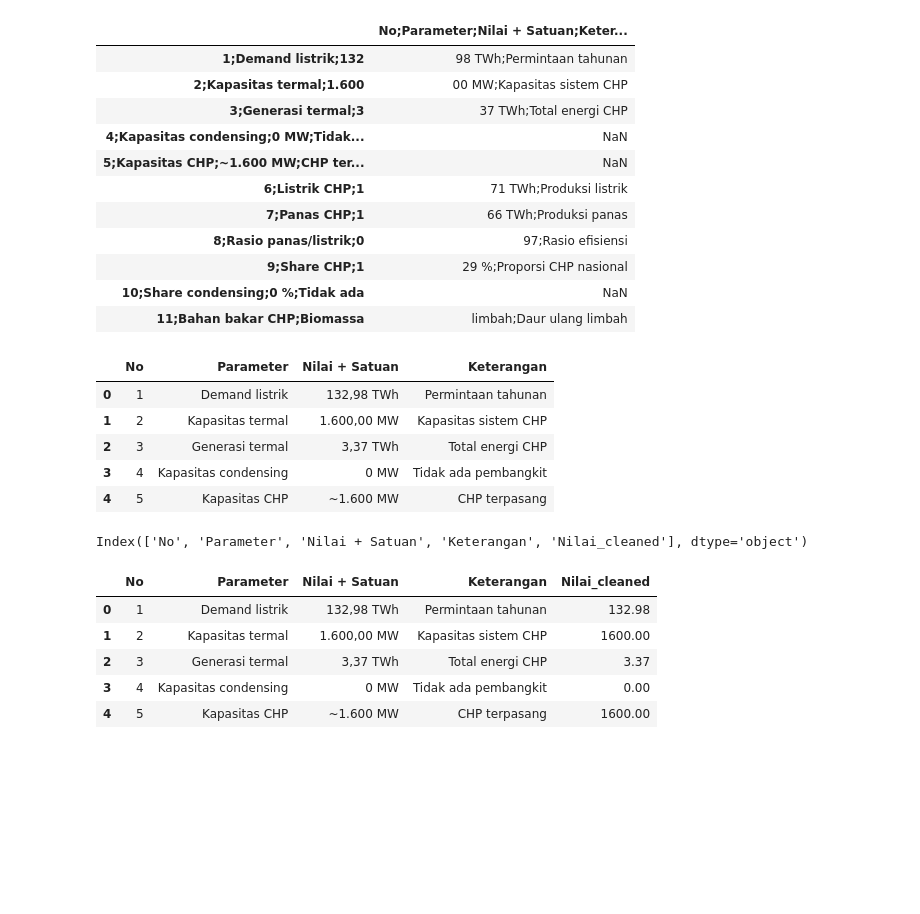
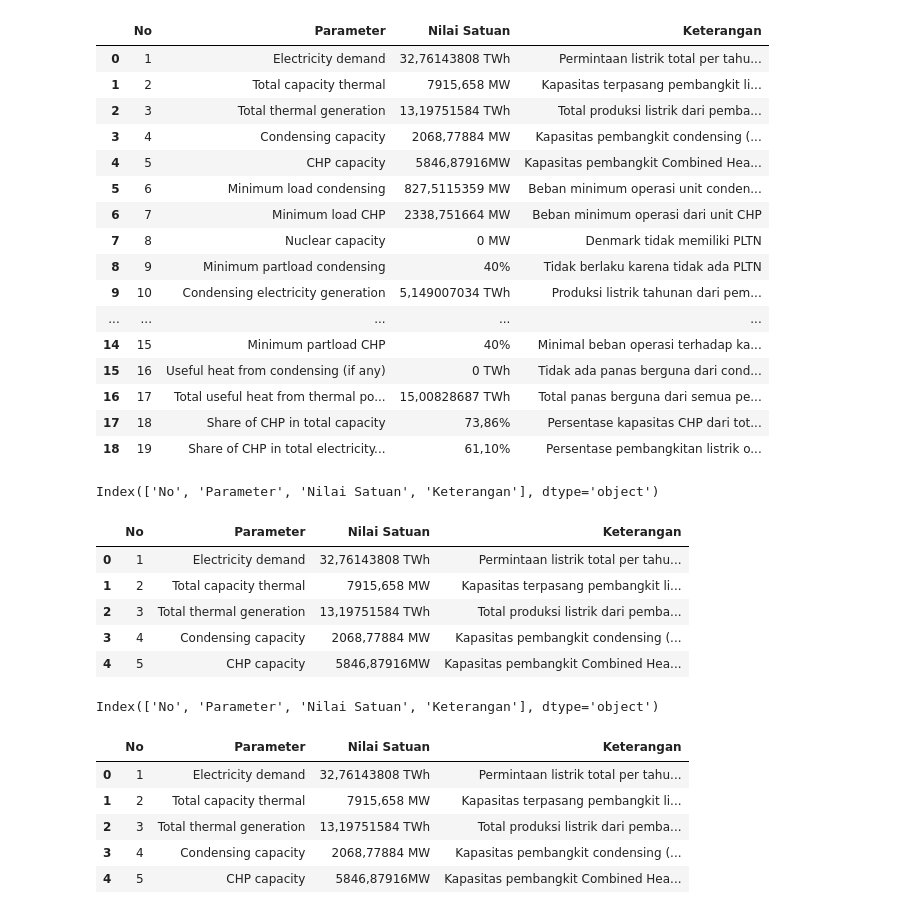
Before and after one commit to iqbal112211/project, a Jupyter notebook: SIMULASI DI VS CODE.ipynb, the cells around one changed output. Cells and saved outputs as stored; diff of their text form; code cells hidden in the pictures; blank space fills up the shorter version.

```diff
--- a/SIMULASI DI VS CODE.ipynb
+++ b/SIMULASI DI VS CODE.ipynb
@@ -36,42 +48,50 @@ import matplotlib.pyplot as plt
 # %%
 %matplotlib inline
 # %%
-pd.read_csv('D:\LKTI\Folder Baru\Data_Sistem_Norwegia.csv')
+pd.read_csv('D:\LKTI\Folder Baru\Data Denmark.csv', sep = ';')
 # %% [output]
-|  | No;Parameter;Nilai + Satuan;Keter... |
-| 1;Demand listrik;132 | 98 TWh;Permintaan tahunan |
-| 2;Kapasitas termal;1.600 | 00 MW;Kapasitas sistem CHP |
-| 3;Generasi termal;3 | 37 TWh;Total energi CHP |
-| 4;Kapasitas condensing;0 MW;Tidak... | NaN |
-| 5;Kapasitas CHP;~1.600 MW;CHP ter... | NaN |
-| 6;Listrik CHP;1 | 71 TWh;Produksi listrik |
-| 7;Panas CHP;1 | 66 TWh;Produksi panas |
-| 8;Rasio panas/listrik;0 | 97;Rasio efisiensi |
-| 9;Share CHP;1 | 29 %;Proporsi CHP nasional |
-| 10;Share condensing;0 %;Tidak ada | NaN |
-| 11;Bahan bakar CHP;Biomassa | limbah;Daur ulang limbah |
+|  | No | Parameter | Nilai Satuan | Keterangan |
+| 0 | 1 | Electricity demand | 32,76143808 TWh | Permintaan listrik total per tahu... |
+| 1 | 2 | Total capacity thermal | 7915,658 MW | Kapasitas terpasang pembangkit li... |
+| 2 | 3 | Total thermal generation | 13,19751584 TWh | Total produksi listrik dari pemba... |
+| 3 | 4 | Condensing capacity | 2068,77884 MW | Kapasitas pembangkit condensing (... |
+| 4 | 5 | CHP capacity | 5846,87916MW | Kapasitas pembangkit Combined Hea... |
+| 5 | 6 | Minimum load condensing | 827,5115359 MW | Beban minimum operasi unit conden... |
+| 6 | 7 | Minimum load CHP | 2338,751664 MW | Beban minimum operasi dari unit CHP |
+| 7 | 8 | Nuclear capacity | 0 MW | Denmark tidak memiliki PLTN |
+| 8 | 9 | Minimum partload condensing | 40% | Tidak berlaku karena tidak ada PLTN |
+| 9 | 10 | Condensing electricity generation | 5,149007034 TWh | Produksi listrik tahunan dari pem... |
+| ... | ... | ... | ... | ... |
+| 14 | 15 | Minimum partload CHP | 40% | Minimal beban operasi terhadap ka... |
+| 15 | 16 | Useful heat from condensing (if any) | 0 TWh | Tidak ada panas berguna dari cond... |
+| 16 | 17 | Total useful heat from thermal po... | 15,00828687 TWh | Total panas berguna dari semua pe... |
+| 17 | 18 | Share of CHP in total capacity | 73,86% | Persentase kapasitas CHP dari tot... |
+| 18 | 19 | Share of CHP in total electricity... | 61,10% | Persentase pembangkitan listrik o... |
-# %%
-import pandas as pd
-df = pd.read_csv('D:\LKTI\Folder Baru\Data_Sistem_Norwegia.csv', sep=';')
-df.head()
-# %% [output]
-|  | No | Parameter | Nilai + Satuan | Keterangan |
-| 0 | 1 | Demand listrik | 132,98 TWh | Permintaan tahunan |
-| 1 | 2 | Kapasitas termal | 1.600,00 MW | Kapasitas sistem CHP |
-| 2 | 3 | Generasi termal | 3,37 TWh | Total energi CHP |
-| 3 | 4 | Kapasitas condensing | 0 MW | Tidak ada pembangkit |
-| 4 | 5 | Kapasitas CHP | ~1.600 MW | CHP terpasang |
 # %%
+import pandas as pd
+
+df = pd.read_csv('D:\LKTI\Folder Baru\Data Denmark.csv', sep = ';')
 print(df.columns)
 df.head()
 # %% [output]
-Index(['No', 'Parameter', 'Nilai + Satuan', 'Keterangan', 'Nilai_cleaned'], dtype='object')
+Index(['No', 'Parameter', 'Nilai Satuan', 'Keterangan'], dtype='object')
-|  | No | Parameter | Nilai + Satuan | Keterangan | Nilai_cleaned |
-| 0 | 1 | Demand listrik | 132,98 TWh | Permintaan tahunan | 132.98 |
-| 1 | 2 | Kapasitas termal | 1.600,00 MW | Kapasitas sistem CHP | 1600.00 |
-| 2 | 3 | Generasi termal | 3,37 TWh | Total energi CHP | 3.37 |
-| 3 | 4 | Kapasitas condensing | 0 MW | Tidak ada pembangkit | 0.00 |
-| 4 | 5 | Kapasitas CHP | ~1.600 MW | CHP terpasang | 1600.00 |
+|  | No | Parameter | Nilai Satuan | Keterangan |
+| 0 | 1 | Electricity demand | 32,76143808 TWh | Permintaan listrik total per tahu... |
+| 1 | 2 | Total capacity thermal | 7915,658 MW | Kapasitas terpasang pembangkit li... |
+| 2 | 3 | Total thermal generation | 13,19751584 TWh | Total produksi listrik dari pemba... |
+| 3 | 4 | Condensing capacity | 2068,77884 MW | Kapasitas pembangkit condensing (... |
+| 4 | 5 | CHP capacity | 5846,87916MW | Kapasitas pembangkit Combined Hea... |
+# %%
+print(df.columns)
+df.head()
+# %% [output]
+Index(['No', 'Parameter', 'Nilai Satuan', 'Keterangan'], dtype='object')
+|  | No | Parameter | Nilai Satuan | Keterangan |
+| 0 | 1 | Electricity demand | 32,76143808 TWh | Permintaan listrik total per tahu... |
+| 1 | 2 | Total capacity thermal | 7915,658 MW | Kapasitas terpasang pembangkit li... |
+| 2 | 3 | Total thermal generation | 13,19751584 TWh | Total produksi listrik dari pemba... |
+| 3 | 4 | Condensing capacity | 2068,77884 MW | Kapasitas pembangkit condensing (... |
+| 4 | 5 | CHP capacity | 5846,87916MW | Kapasitas pembangkit Combined Hea... |
 # %%
 import matplotlib.pyplot as plt
 import pandas as pd
```
Also changed, not shown: parts of 44 cells of this notebook.
